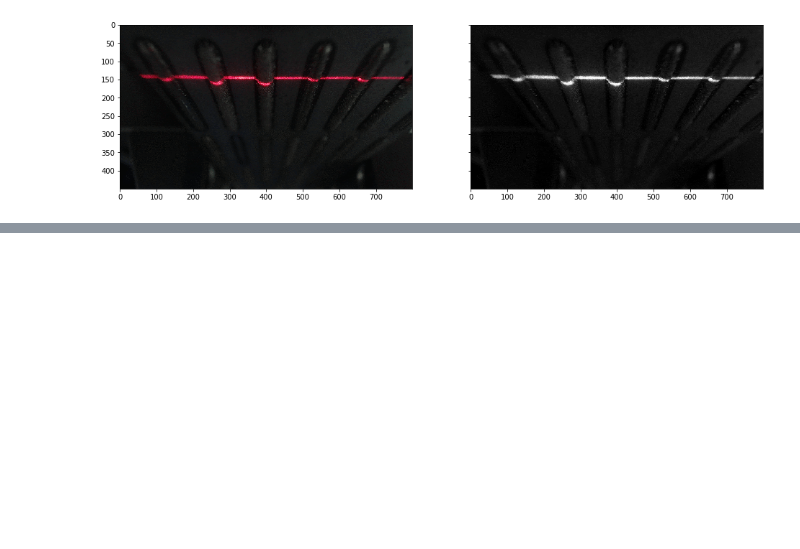
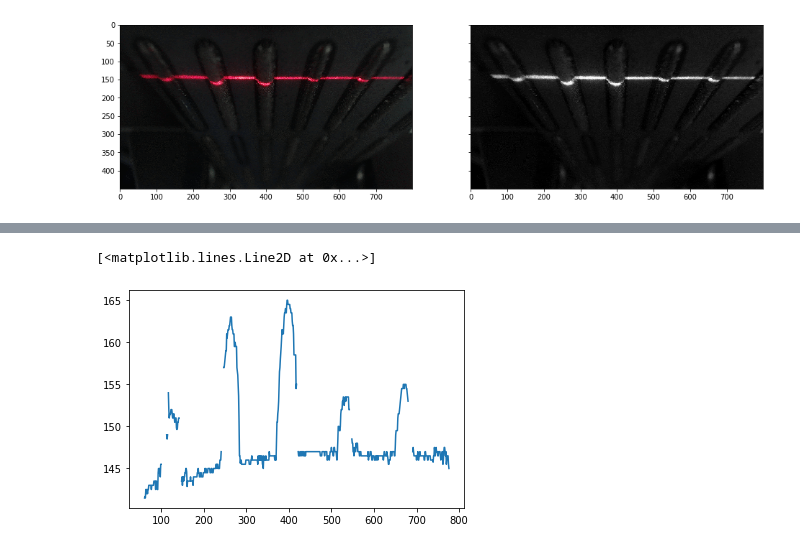
Before and after one commit to amaralc/digiclad, a Jupyter notebook: teste_calil.ipynb, the cells around one changed output, grey strips where cells are left out. Saved outputs shown, nothing was run; the diff lists cells and outputs as text; code cells hidden in the pictures; blank space fills up the shorter version.

```diff
--- a/teste_calil.ipynb
+++ b/teste_calil.ipynb
@@ -167,0 +246,34 @@ array([[[19, 20, 20],
+# %%
+import numpy as np
+import matplotlib.pyplot as plt
+
+def my_image_alignment(img):
+
+    # Define dimensoes da imagem
+    h, w = dst.shape
+
+    # Vetor de medias
+    white_avg = np.array([])
+
+    # Loop varrendo cada coluna da imagem
+    for x in range(0, w):
+
+        # Vetor de linhas brancas
+        white = np.array([])
+
+        # Loop em uma coluna, por várias linhas
+        for y in range(0, h):
+            if img[y,x] > 0:
+                white = np.append(white, y)
+
+        # Adiciona média das linhas ao vetor white_avg
+        white_avg = np.append(white_avg,np.mean(white))
+
+    # Print
+    return white_avg
+# %%
+result = my_image_alignment(dst)
+plt.plot(result)
+# %% [output]
+[<matplotlib.lines.Line2D at 0x...>]
+[figure, added]
```
Also changed, not shown: parts of 26 cells of this notebook.
